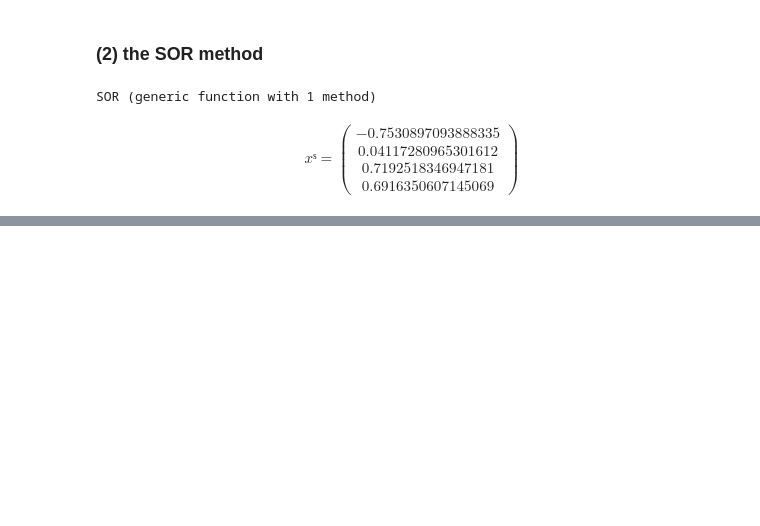
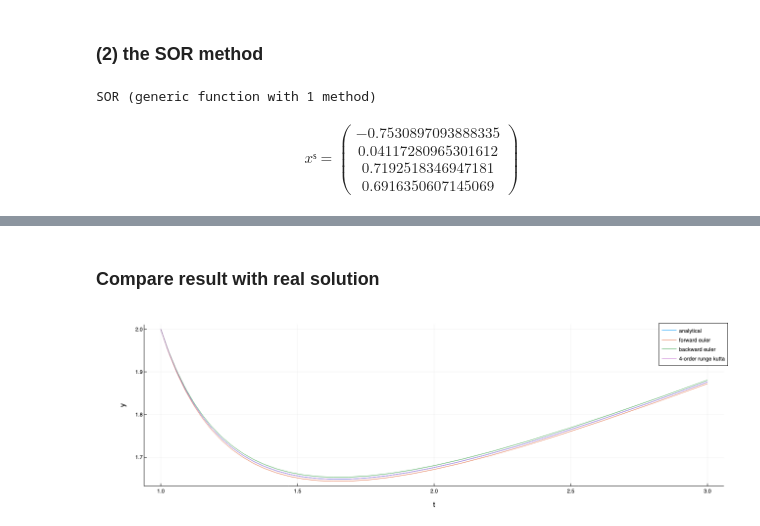
Before and after one commit to Algebra-FUN/DDM-Coursework, a Jupyter notebook: MSDM5004/Homework/hw2/index.ipynb, the cells around one changed output, grey strips where cells are left out. Cells and saved outputs as stored; diff of their text form; code cells hidden in the pictures; blank space fills up the shorter version.

```diff
--- a/MSDM5004/Homework/hw2/index.ipynb
+++ b/MSDM5004/Homework/hw2/index.ipynb
@@ -199,0 +284,10 @@ SOR (generic function with 1 method)
+# %%
+function backwardEuler(yf,y₁,t₁,tₙ;h=1/128)
+    t = t₁:h:tₙ
+    n = length(t)
+    y = [y₁;zeros(n-1)]
+    for i in 1:(n-1)
+        y[i+1] = yf(t[i+1],y[i],h)
+    end
+    return t,y
+end
@@ -199,0 +300,3 @@ SOR (generic function with 1 method)
+# %%
+t,yᵇᵉ = backwardEuler(yf,y₁,t₁,tₙ;h=h)
+DataFrame(t=t,y=yᵇᵉ)
@@ -199,0 +326,14 @@ SOR (generic function with 1 method)
+# %%
+function RungeKutta4(f,y₁,t₁,tₙ;h=1/128)
+    t = t₁:h:tₙ
+    n = length(t)
+    y = [y₁;zeros(n-1)]
+    for i in 1:(n-1)
+        ξ₁ = f(t[i],y[i])
+        ξ₂ = f(t[i]+h/2,y[i]+h/2*ξ₁)
+        ξ₃ = f(t[i]+h/2,y[i]+h/2*ξ₂)
+        ξ₄ = f(t[i]+h,y[i]+h*ξ₃)
+        y[i+1] = y[i] + h/6*(ξ₁+2ξ₂+2ξ₃+ξ₄)
+    end
+    return t,y
+end
@@ -199,0 +342,3 @@ SOR (generic function with 1 method)
+# %%
+t,yʳᵏ = RungeKutta4(f,y₁,t₁,tₙ;h=h);
+DataFrame(t=t,y=yʳᵏ)
@@ -199,0 +366,2 @@ SOR (generic function with 1 method)
+# %% [markdown]
+### Compare result with real solution
@@ -199,0 +371,10 @@ SOR (generic function with 1 method)
+# %%
+y(t) = 2t/(2log(t)+1)
+plot(t,y.(t),label="analytical")
+plot!(t,yᶠᵉ,label="forward euler")
+plot!(t,yᵇᵉ,label="backward euler")
+plot!(t,yʳᵏ,label="4-order runge kutta")
+xlabel!("t")
+ylabel!("y")
+# %% [output]
+[figure, added]
```
Also changed, not shown: parts of 13 cells of this notebook.
